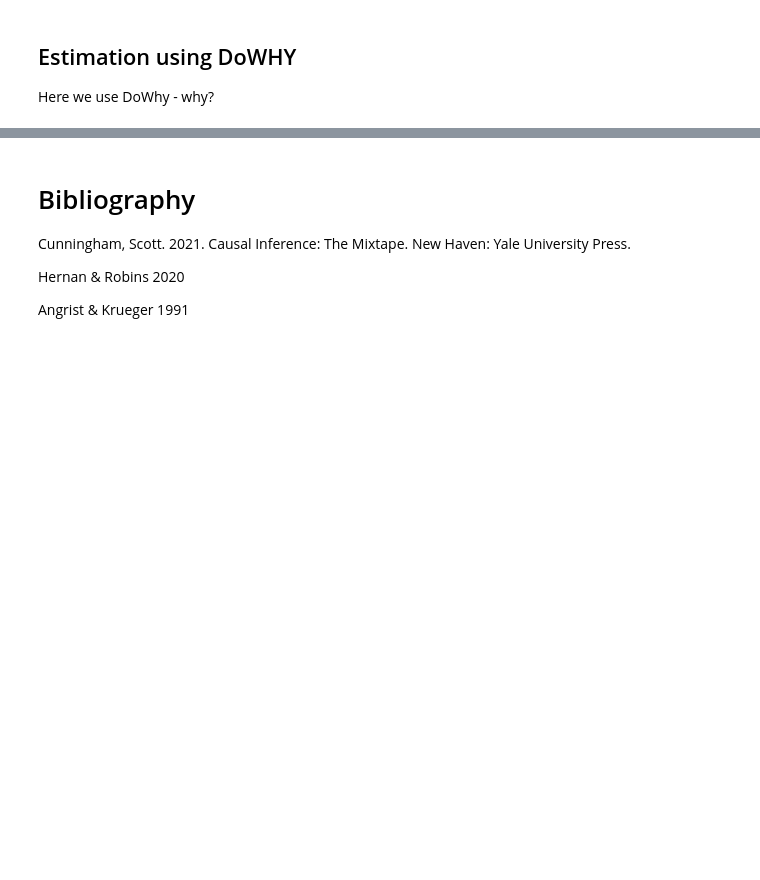
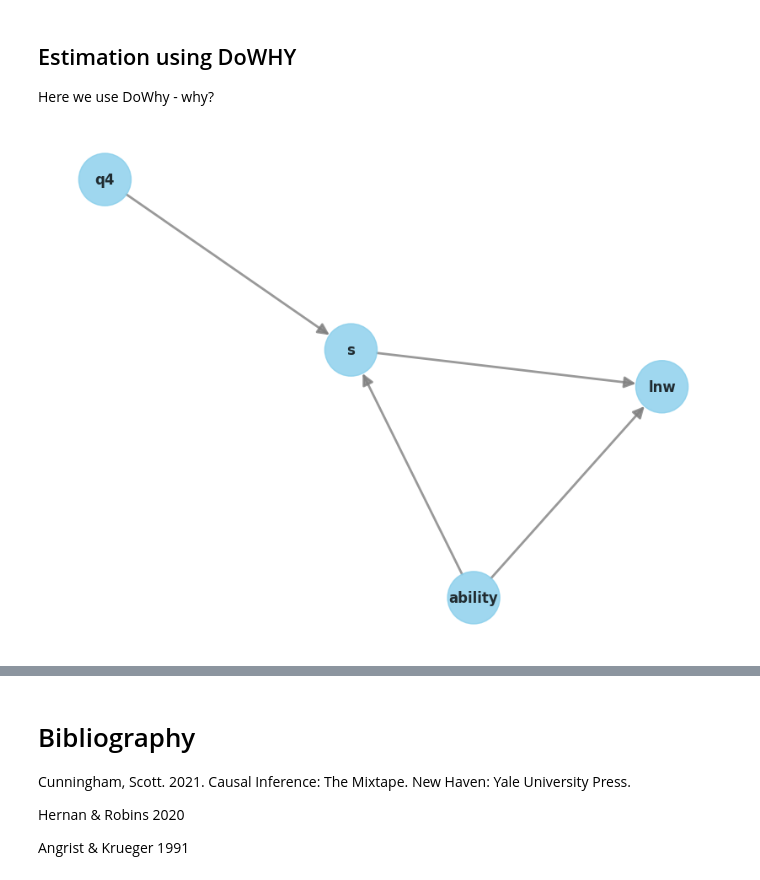
Before and after one commit to cainemerrick98/causal-inference, a Jupyter notebook: the_effect_of_schooling_on_earnings/notebook.ipynb, the cells around one changed output, grey strips where cells are left out. Saved outputs shown, nothing was run; the diff lists cells and outputs as text; code cells hidden in the pictures; blank space fills up the shorter version.

```diff
--- a/the_effect_of_schooling_on_earnings/notebook.ipynb
+++ b/the_effect_of_schooling_on_earnings/notebook.ipynb
@@ -150,0 +231,8 @@ Text(0.5, 1.0, 'Log Earnings by Years of Schooling')
+# %%
+df['q4'] = (df['qob'] == 4).astype(int)
+reduced = sm.OLS(df['lnw'], sm.add_constant(df['q4'])).fit().params['q4']
+first_stg = sm.OLS(df['s'], sm.add_constant(df['q4'])).fit().params['q4']
+iv_estimate = reduced / first_stg
+print(f"Reduced form estimate: {reduced}")
+print(f"First stage estimate: {first_stg}")
+print(f"IV estimate: {iv_estimate}")
@@ -160,3 +252,27 @@ Text(0.5, 1.0, 'Log Earnings by Years of Schooling')
 ## Estimation using DoWHY
 
 Here we use DoWhy - why?
+# %%
+# need to write graph in gml
+nodes = ['s', 'lnw', 'ability', 'q4']
+edges = [('s', 'lnw'), ('ability', 's'), ('ability', 'lnw'), ('q4', 's')]
+g = 'graph [\n directed 1\n'
+
+for node in nodes:
+    g += f'  node [ id {node} label {node} ]\n'
+
+for edge in edges:
+    g += f'  edge [ source {edge[0]} target {edge[1]} ]\n'
+
+g += ']\n'
+# %%
+cm = CausalModel(
+    data=df,
+    treatment='s',
+    outcome='lnw',
+    graph=g
+)
+
+cm.view_model(layout='neato')
+# %% [output]
+[figure, added]
```
Also changed, not shown: parts of 8 cells of this notebook, 2 other files.
